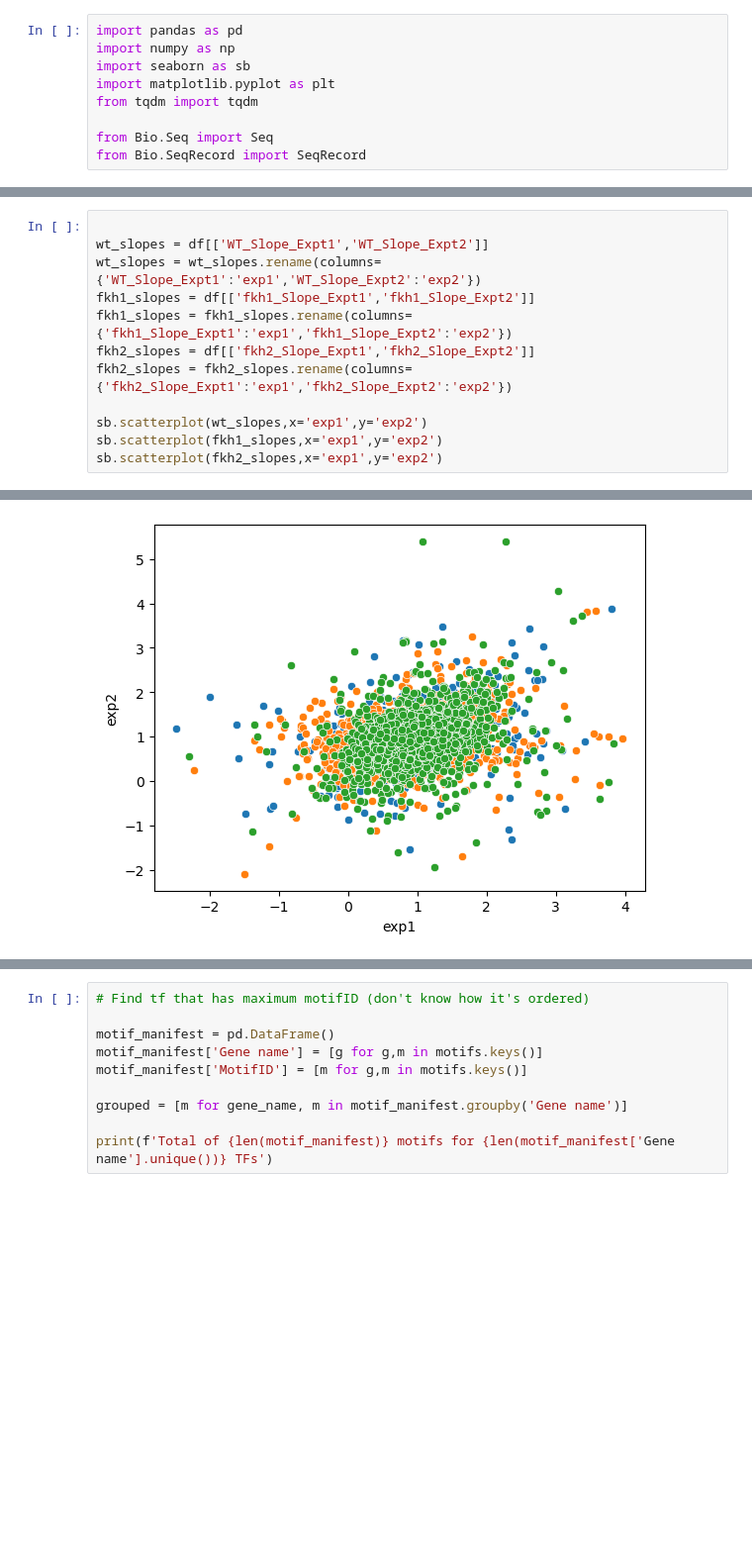
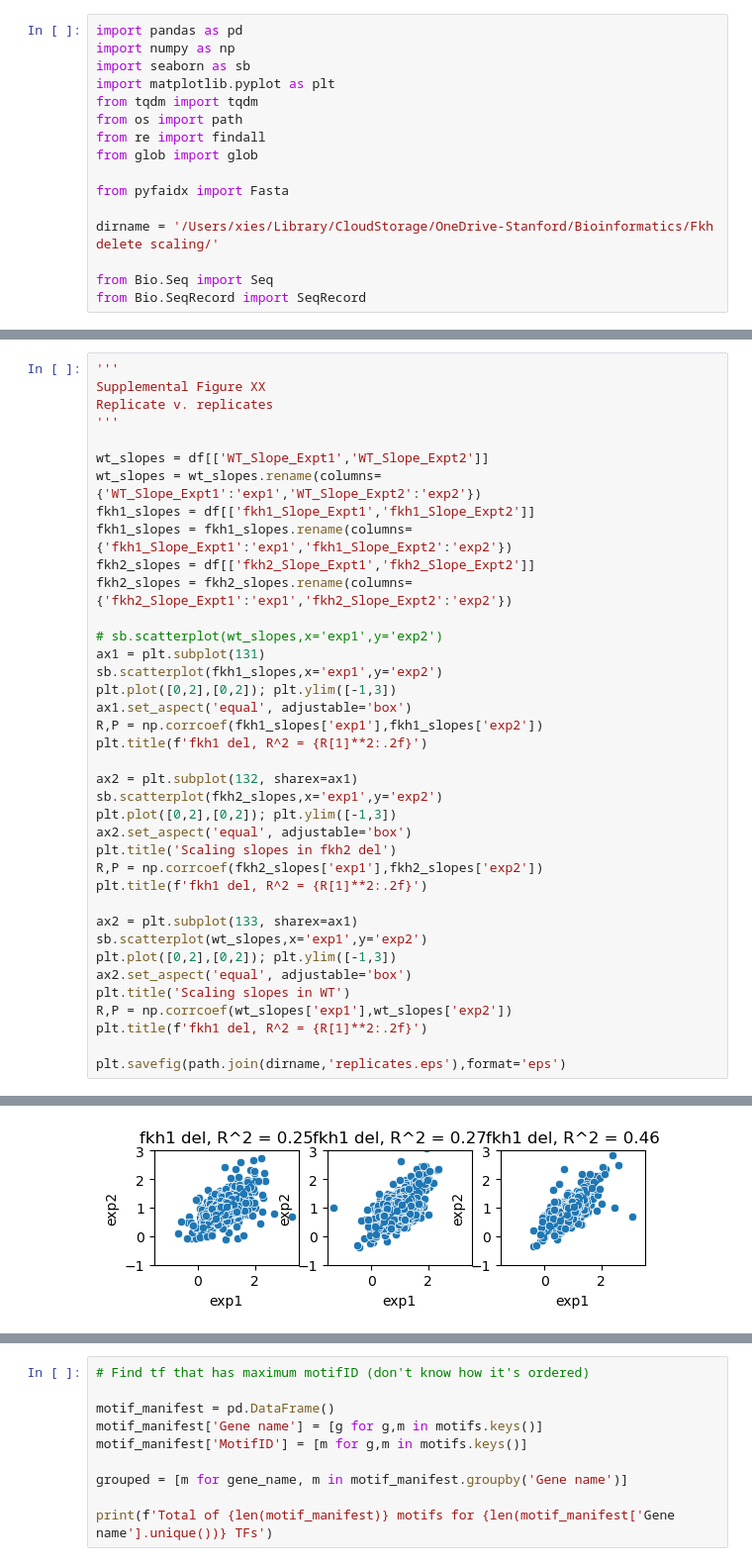
Before and after one commit to skotheimlab/fkh_concatemer_analysis, a Jupyter notebook: scaling_slope_change_Fkh12_motif_enrichment.ipynb, the cells around one changed output, grey strips where cells are left out. Shown at 99% size. Saved outputs shown, nothing was run; the diff lists cells and outputs as text; blank space fills up the shorter version.

Commit message:
Analyse Fkh1 motifs and scaling slope correlations

```diff
--- a/scaling_slope_change_Fkh12_motif_enrichment.ipynb
+++ b/scaling_slope_change_Fkh12_motif_enrichment.ipynb
@@ -4,6 +4,13 @@ import numpy as np
 import seaborn as sb
 import matplotlib.pyplot as plt
 from tqdm import tqdm
+from os import path
+from re import findall
+from glob import glob
+
+from pyfaidx import Fasta
+
+dirname = '/Users/xies/Library/CloudStorage/OneDrive-Stanford/Bioinformatics/Fkh delete scaling/'
 
 from Bio.Seq import Seq
 from Bio.SeqRecord import SeqRecord
@@ -19,4 +59,8 @@ df = df.drop('nan')
 # %%
+'''
+Supplemental Figure XX
+Replicate v. replicates
+'''
 
 wt_slopes = df[['WT_Slope_Expt1','WT_Slope_Expt2']]
 wt_slopes = wt_slopes.rename(columns={'WT_Slope_Expt1':'exp1','WT_Slope_Expt2':'exp2'})
@@ -25,7 +69,29 @@ fkh1_slopes = fkh1_slopes.rename(columns={'fkh1_Slope_Expt1':'exp1','fkh1_Slope_
 fkh2_slopes = df[['fkh2_Slope_Expt1','fkh2_Slope_Expt2']]
 fkh2_slopes = fkh2_slopes.rename(columns={'fkh2_Slope_Expt1':'exp1','fkh2_Slope_Expt2':'exp2'})
 
+# sb.scatterplot(wt_slopes,x='exp1',y='exp2')
+ax1 = plt.subplot(131)
+sb.scatterplot(fkh1_slopes,x='exp1',y='exp2')
+plt.plot([0,2],[0,2]); plt.ylim([-1,3])
+ax1.set_aspect('equal', adjustable='box')
+R,P = np.corrcoef(fkh1_slopes['exp1'],fkh1_slopes['exp2'])
+plt.title(f'fkh1 del, R^2 = {R[1]**2:.2f}')
+
+ax2 = plt.subplot(132, sharex=ax1)
+sb.scatterplot(fkh2_slopes,x='exp1',y='exp2')
+plt.plot([0,2],[0,2]); plt.ylim([-1,3])
+ax2.set_aspect('equal', adjustable='box')
+plt.title('Scaling slopes in fkh2 del')
+R,P = np.corrcoef(fkh2_slopes['exp1'],fkh2_slopes['exp2'])
+plt.title(f'fkh1 del, R^2 = {R[1]**2:.2f}')
+
+ax2 = plt.subplot(133, sharex=ax1)
 sb.scatterplot(wt_slopes,x='exp1',y='exp2')
-sb.scatterplot(fkh1_slopes,x='exp1',y='exp2')
-sb.scatterplot(fkh2_slopes,x='exp1',y='exp2')
+plt.plot([0,2],[0,2]); plt.ylim([-1,3])
+ax2.set_aspect('equal', adjustable='box')
+plt.title('Scaling slopes in WT')
+R,P = np.corrcoef(wt_slopes['exp1'],wt_slopes['exp2'])
+plt.title(f'fkh1 del, R^2 = {R[1]**2:.2f}')
+
+plt.savefig(path.join(dirname,'replicates.eps'),format='eps')
 # %% [output]
@@ -33 +98 @@ sb.scatterplot(fkh2_slopes,x='exp1',y='exp2')
-[figure, old version]
+[figure, new version]
```
Also changed, not shown: parts of 42 cells of this notebook, 1 other file.
